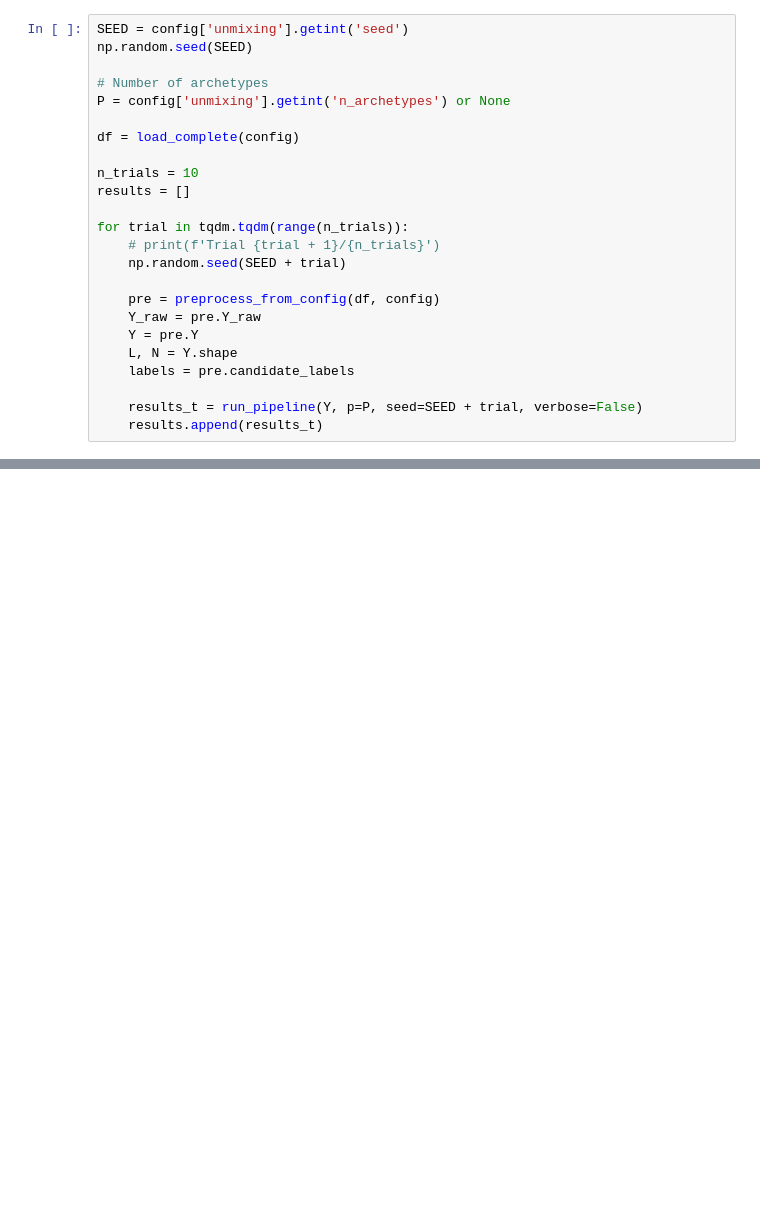
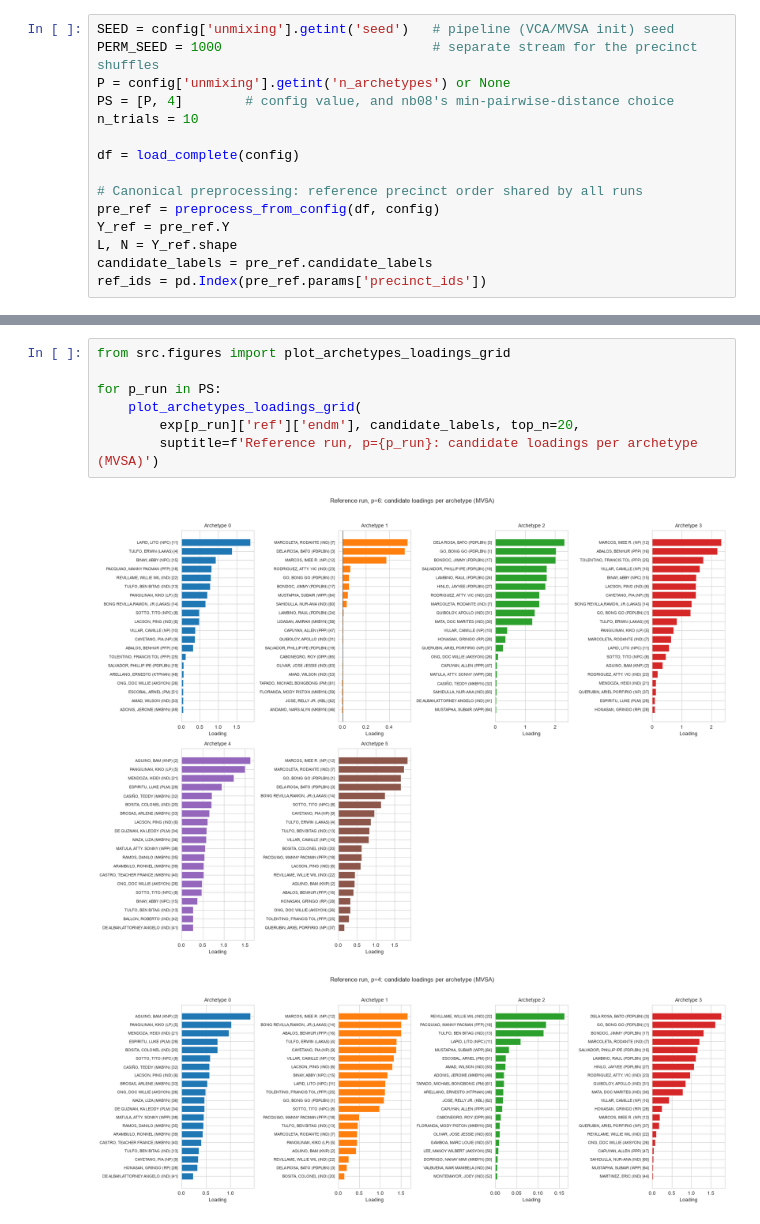
Before and after one commit to harjonillo/voting-unmixing-ph, a Jupyter notebook: notebooks/09_randomizing_precinct_order.ipynb, the cells around one changed output, grey strips where cells are left out. Saved outputs shown, nothing was run; the diff lists cells and outputs as text; blank space fills up the shorter version.

Commit message:
Update matching and precinct order sensitivity

```diff
--- a/notebooks/09_randomizing_precinct_order.ipynb
+++ b/notebooks/09_randomizing_precinct_order.ipynb
@@ -41,29 +102,20 @@ def run_pipeline(Y_in, p, seed, verbose=False):
     return {'endm': endm, 'abundances': abundances, 'kf': int(kf),
             'n_arch': int(n_arch), 'rmse': rmse}
 # %%
-SEED = config['unmixing'].getint('seed')
-np.random.seed(SEED)
-
-# Number of archetypes
+SEED = config['unmixing'].getint('seed')   # pipeline (VCA/MVSA init) seed
+PERM_SEED = 1000                           # separate stream for the precinct shuffles
 P = config['unmixing'].getint('n_archetypes') or None
+PS = [P, 4]        # config value, and nb08's min-pairwise-distance choice
+n_trials = 10
 
 df = load_complete(config)
 
-n_trials = 10
-results = []
-
-for trial in tqdm.tqdm(range(n_trials)):
-    # print(f'Trial {trial + 1}/{n_trials}')
-    np.random.seed(SEED + trial)
-
-    pre = preprocess_from_config(df, config)
-    Y_raw = pre.Y_raw
-    Y = pre.Y
-    L, N = Y.shape
-    labels = pre.candidate_labels
-
-    results_t = run_pipeline(Y, p=P, seed=SEED + trial, verbose=False)
-    results.append(results_t)
+# Canonical preprocessing: reference precinct order shared by all runs
+pre_ref = preprocess_from_config(df, config)
+Y_ref = pre_ref.Y
+L, N = Y_ref.shape
+candidate_labels = pre_ref.candidate_labels
+ref_ids = pd.Index(pre_ref.params['precinct_ids'])
 # %% [output]
 candidates: 66 -> 66 (25th pct >= 1.0)
 precincts:  92,488 -> 92,487 (total votes >= 1.0)
@@ -126,0 +223,10 @@ plot_archetypes_loadings_grid(results[2]["endm"], candidate_labels, top_n=20,
+# %%
+from src.figures import plot_archetypes_loadings_grid
+
+for p_run in PS:
+    plot_archetypes_loadings_grid(
+        exp[p_run]['ref']['endm'], candidate_labels, top_n=20,
+        suptitle=f'Reference run, p={p_run}: candidate loadings per archetype (MVSA)')
+# %% [output]
+[figure, added]
+[figure, added]
```
Also changed, not shown: parts of 17 cells of this notebook, 3 other files.
